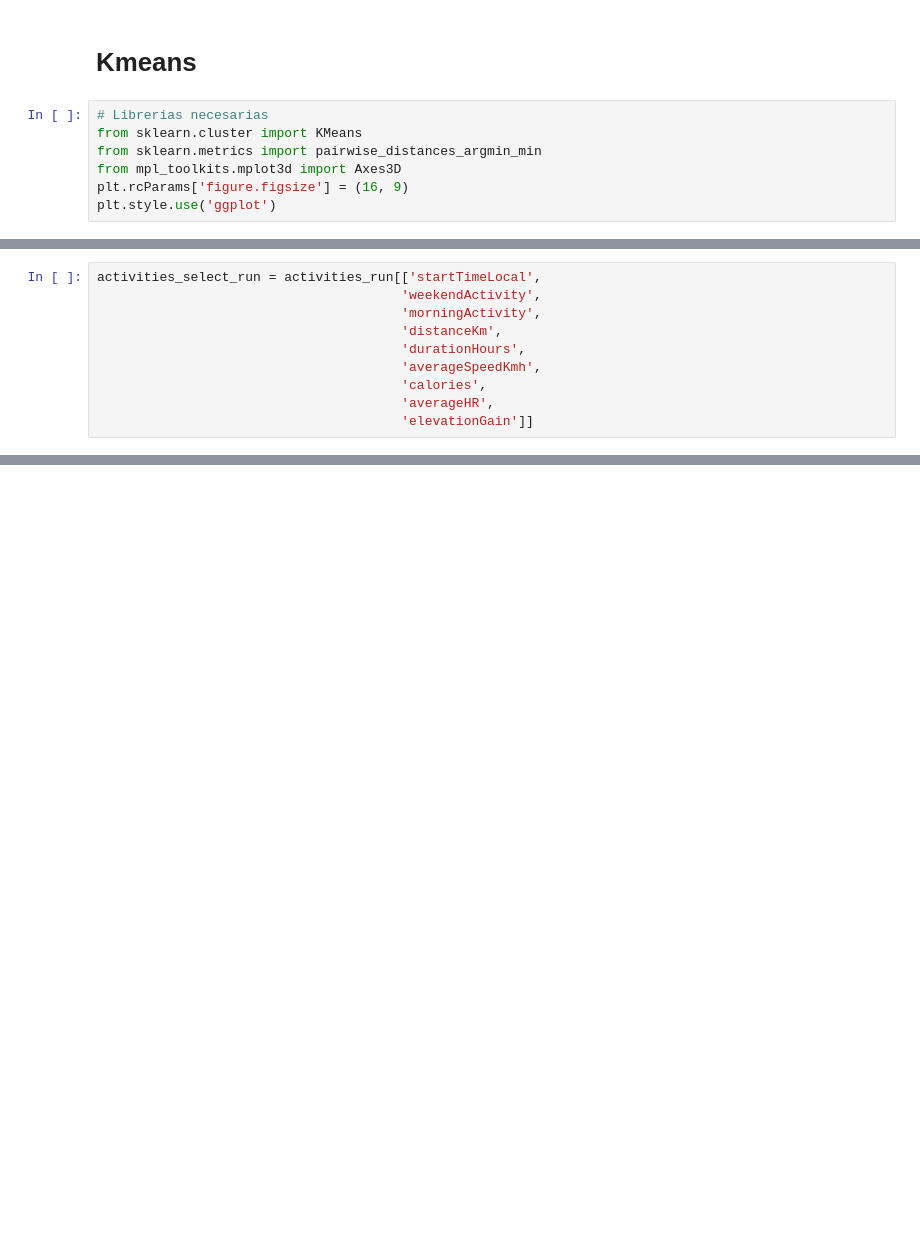
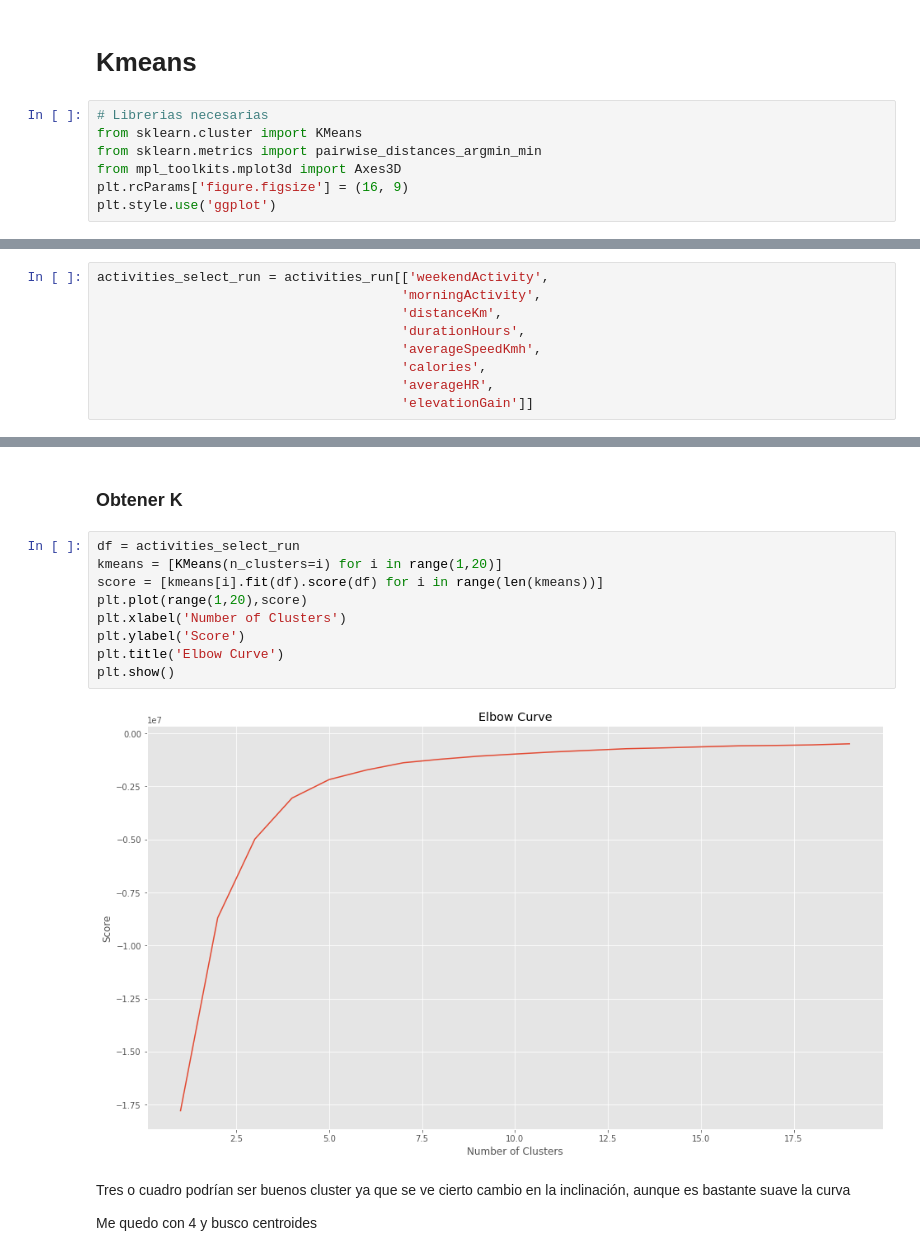
Before and after one commit to vamosya/data_notebooks_python, a Jupyter notebook: GarminActivitiesTotalAnalysis.ipynb, the cells around one changed output, grey strips where cells are left out. Cells and saved outputs as stored; diff of their text form; blank space fills up the shorter version.

```diff
--- a/GarminActivitiesTotalAnalysis.ipynb
+++ b/GarminActivitiesTotalAnalysis.ipynb
@@ -750,6 +719,5 @@ plt.style.use('ggplot')
 # %%
-activities_select_run = activities_run[['startTimeLocal',
-                                       'weekendActivity',
+activities_select_run = activities_run[['weekendActivity',
                                        'morningActivity',
                                        'distanceKm',
                                        'durationHours',
@@ -778,0 +748,17 @@ memory usage: 63.2 KB
+# %% [markdown]
+### Obtener K
+# %%
+df = activities_select_run
+kmeans = [KMeans(n_clusters=i) for i in range(1,20)]
+score = [kmeans[i].fit(df).score(df) for i in range(len(kmeans))]
+plt.plot(range(1,20),score)
+plt.xlabel('Number of Clusters')
+plt.ylabel('Score')
+plt.title('Elbow Curve')
+plt.show()
+# %% [output]
+[figure, added]
+# %% [markdown]
+Tres o cuadro podrían ser buenos cluster ya que se ve cierto cambio en la inclinación, aunque es bastante suave la curva
+
+Me quedo con 4 y busco centroides
```
Also changed, not shown: parts of 48 cells of this notebook.
